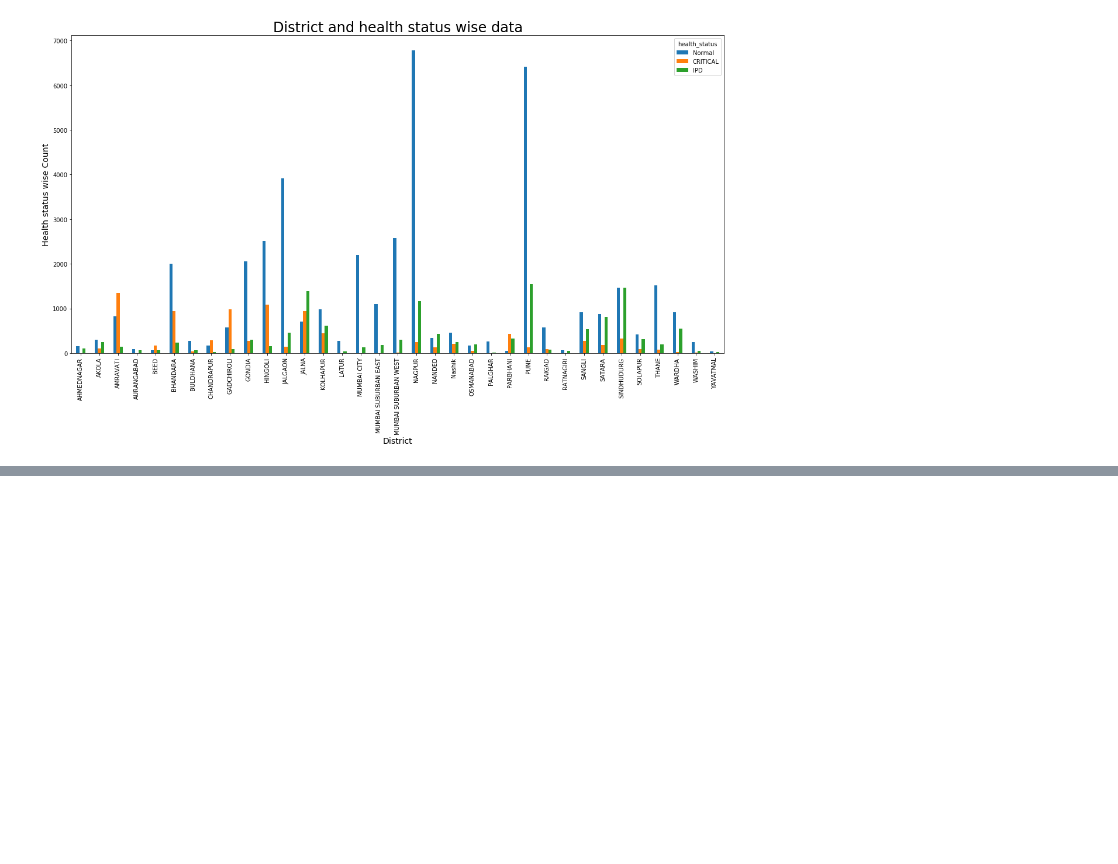
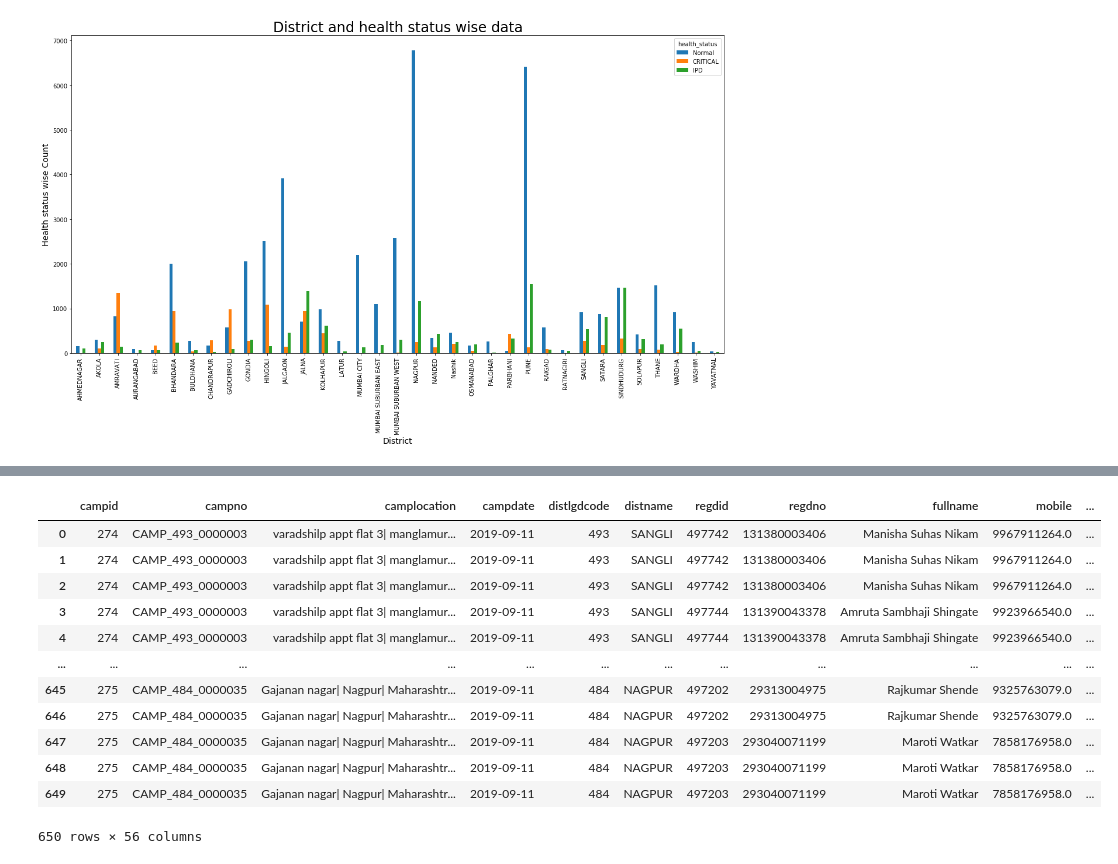
Before and after one commit to dharmendra-chouhan/s2datascience, a Jupyter notebook: Extracted_Construction_Worker_Patient_Details_Files.ipynb, the cells around one changed output, grey strips where cells are left out. Drawn from its saved outputs; the diff is of its cells as text; code cells hidden in the pictures; blank space fills up the shorter version.

```diff
--- a/Extracted_Construction_Worker_Patient_Details_Files.ipynb
+++ b/Extracted_Construction_Worker_Patient_Details_Files.ipynb
@@ -683,0 +695,20 @@ plt.show()
+# %%
+dfTrain = df1[:650]
+dfTest = df1[650:750]
+dfCheck = df1[750:]
+# %%
+dfTrain
+# %% [output]
+|  | campid | campno | camplocation | campdate | distlgdcode | distname | regdid | regdno | fullname | mobile | ... |
+| 0 | 274 | CAMP_493_0000003 | varadshilp appt flat 3| manglamur... | 2019-09-11 | 493 | SANGLI | 497742 | 131380003406 | Manisha Suhas Nikam | 9967911264.0 | ... |
+| 1 | 274 | CAMP_493_0000003 | varadshilp appt flat 3| manglamur... | 2019-09-11 | 493 | SANGLI | 497742 | 131380003406 | Manisha Suhas Nikam | 9967911264.0 | ... |
+| 2 | 274 | CAMP_493_0000003 | varadshilp appt flat 3| manglamur... | 2019-09-11 | 493 | SANGLI | 497742 | 131380003406 | Manisha Suhas Nikam | 9967911264.0 | ... |
+| 3 | 274 | CAMP_493_0000003 | varadshilp appt flat 3| manglamur... | 2019-09-11 | 493 | SANGLI | 497744 | 131390043378 | Amruta Sambhaji Shingate | 9923966540.0 | ... |
+| 4 | 274 | CAMP_493_0000003 | varadshilp appt flat 3| manglamur... | 2019-09-11 | 493 | SANGLI | 497744 | 131390043378 | Amruta Sambhaji Shingate | 9923966540.0 | ... |
+| ... | ... | ... | ... | ... | ... | ... | ... | ... | ... | ... | ... |
+| 645 | 275 | CAMP_484_0000035 | Gajanan nagar| Nagpur| Maharashtr... | 2019-09-11 | 484 | NAGPUR | 497202 | 29313004975 | Rajkumar Shende | 9325763079.0 | ... |
+| 646 | 275 | CAMP_484_0000035 | Gajanan nagar| Nagpur| Maharashtr... | 2019-09-11 | 484 | NAGPUR | 497202 | 29313004975 | Rajkumar Shende | 9325763079.0 | ... |
+| 647 | 275 | CAMP_484_0000035 | Gajanan nagar| Nagpur| Maharashtr... | 2019-09-11 | 484 | NAGPUR | 497203 | 293040071199 | Maroti Watkar | 7858176958.0 | ... |
+| 648 | 275 | CAMP_484_0000035 | Gajanan nagar| Nagpur| Maharashtr... | 2019-09-11 | 484 | NAGPUR | 497203 | 293040071199 | Maroti Watkar | 7858176958.0 | ... |
+| 649 | 275 | CAMP_484_0000035 | Gajanan nagar| Nagpur| Maharashtr... | 2019-09-11 | 484 | NAGPUR | 497203 | 293040071199 | Maroti Watkar | 7858176958.0 | ... |
+650 rows × 56 columns
```
Also changed, not shown: parts of 3 cells of this notebook.
